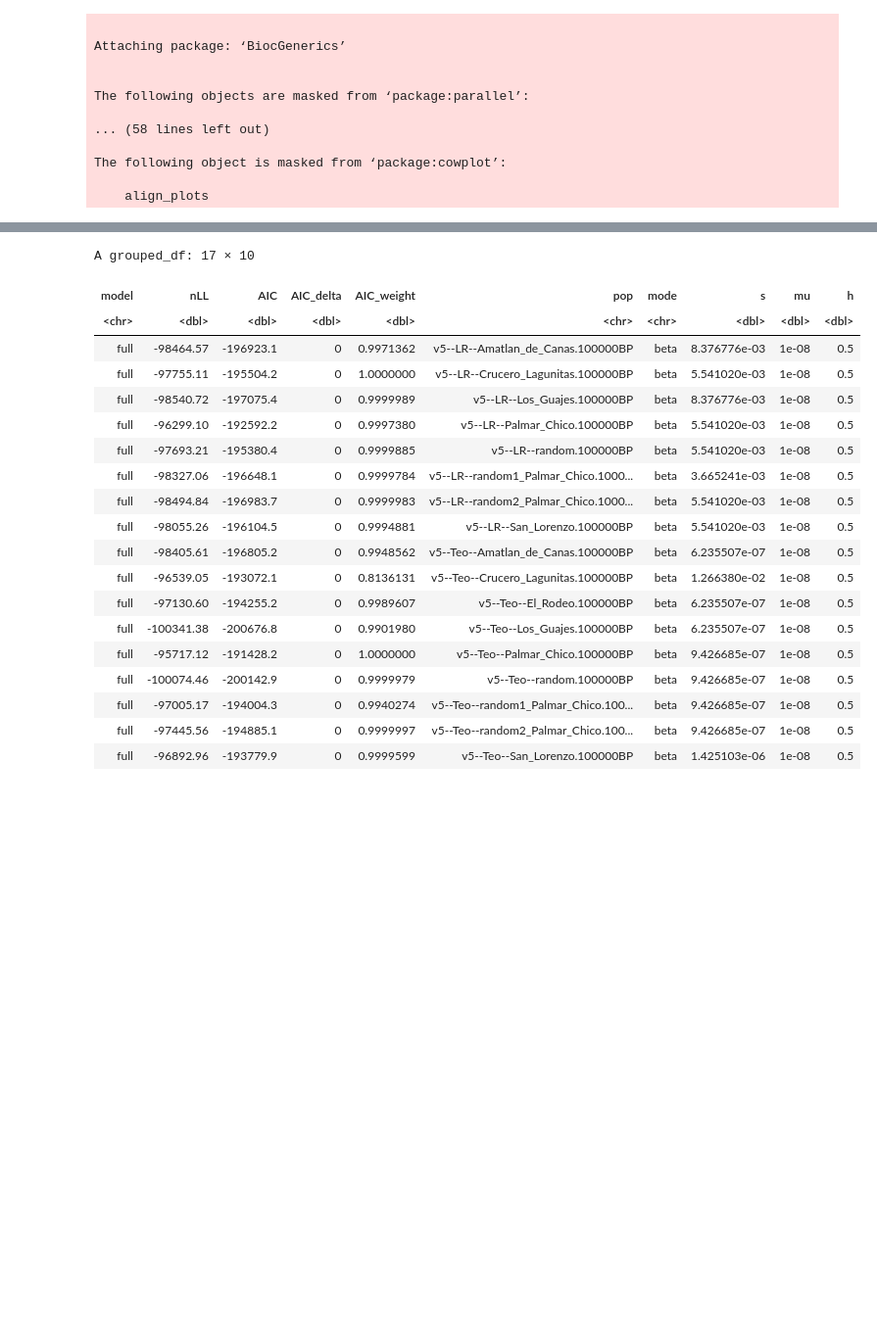
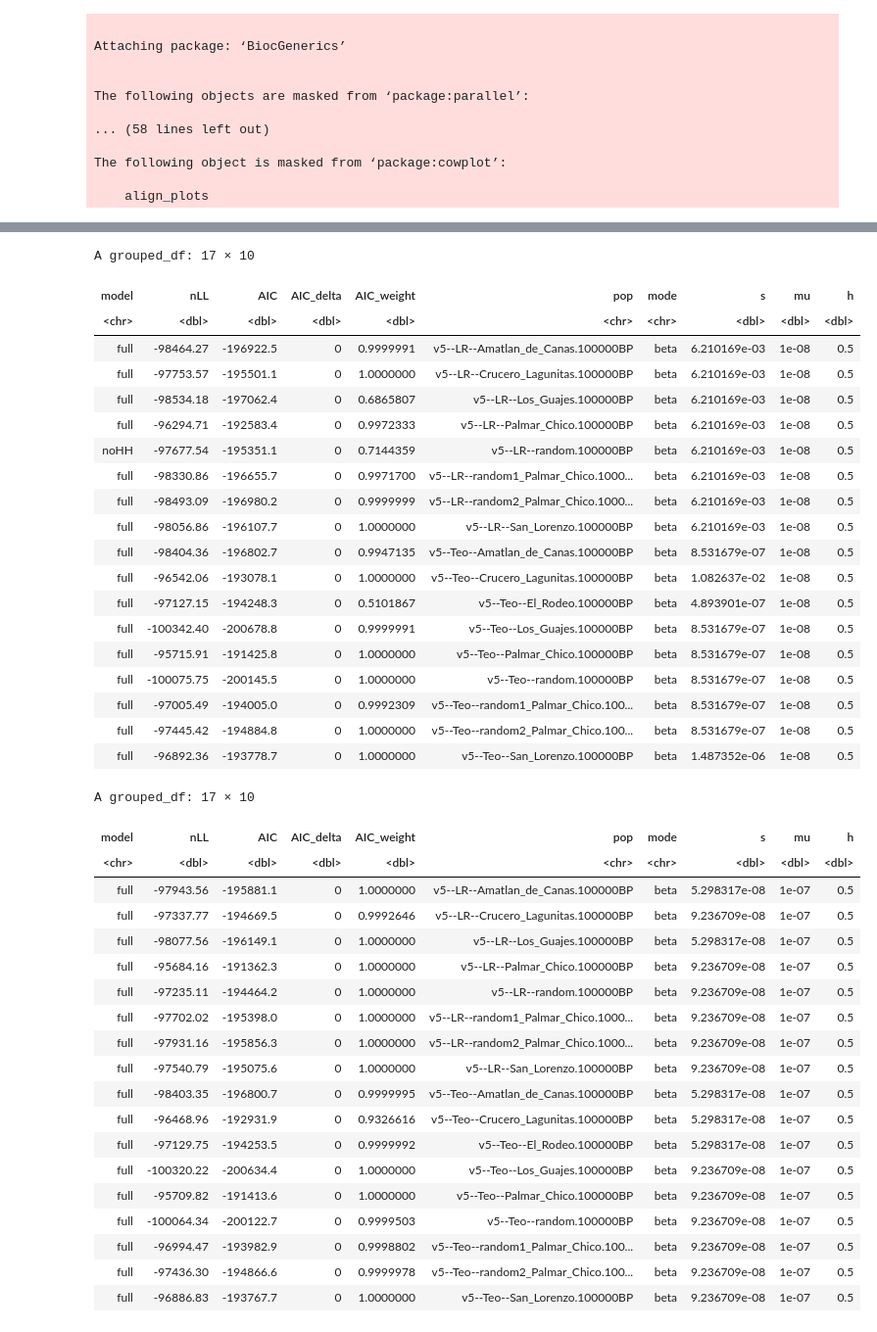
Before and after one commit to silastittes/parv_local, a Jupyter notebook: notebooks/BGSmodeling.ipynb, the cells around one changed output, grey strips where cells are left out. Shown at 98% size. Saved outputs shown, nothing was run; the diff lists cells and outputs as text; code cells hidden in the pictures; blank space fills up the shorter version.

```diff
--- a/notebooks/BGSmodeling.ipynb
+++ b/notebooks/BGSmodeling.ipynb
@@ -208,7 +208,7 @@ infer_theta <- function(pi, G_i, fd_i, rbp_i, sample_size = 100, pop = "", mode
   sig_bound <- c(-Inf, Inf)
   ll <- 1e-10
   hh <- 100
-  denom <- 2
+  denom <- 1
   #model fit
   mod_full <-
     optim(
@@ -398,7 +398,7 @@ build_bgs_fit <- function(chrms, pi_df, genetic_map_df, functional_df, s, h, mu,
         model_df$G,
         model_df$functional_bps,
         model_df$rho,
-        sample_size = nrow(model_df),
+        sample_size = min(nrow(model_df), 1000),
         pop = pop,
         conf = conf,
         pred = pred,
@@ -595,39 +607,68 @@ Pass a specification to the `col_types` argument to quiet this message
 # %%
 #HERE
 full_fits <- readRDS("bgs_fullfit.rds")
 
 aic_df <- map_df(full_fits, ~ map_df(.x, function(x) x$aic_df))
 
-best_mod <- aic_df %>%
+best_mod_8 <- aic_df %>%
     group_by(pop) %>%
-    filter(grepl(pattern = "100000BP", pop)) %>%
+    filter(grepl(pattern = "100000BP", pop), mu == 1e-8) %>%
+    mutate(AIC_delta = AIC - min(AIC),
+           AIC_weight = exp(-0.5 * AIC_delta )/sum(exp(-0.5 * AIC_delta ))) %>%
+           arrange(AIC_delta) %>% slice(1)
+
+best_mod_7 <- aic_df %>%
+    group_by(pop) %>%
+    filter(grepl(pattern = "100000BP", pop), mu == 1e-7) %>%
     mutate(AIC_delta = AIC - min(AIC),
            AIC_weight = exp(-0.5 * AIC_delta )/sum(exp(-0.5 * AIC_delta ))) %>%
            arrange(AIC_delta) %>% slice(1)
 
 
-best_mod
+
+best_mod_8
+best_mod_7
 # %% [output]
 A grouped_df: 17 × 10
 | model | nLL | AIC | AIC_delta | AIC_weight | pop | mode | s | mu | h |
 | <chr> | <dbl> | <dbl> | <dbl> | <dbl> | <chr> | <chr> | <dbl> | <dbl> | <dbl> |
-| full | -98464.57 | -196923.1 | 0 | 0.9971362 | v5--LR--Amatlan_de_Canas.100000BP | beta | 8.376776e-03 | 1e-08 | 0.5 |
-| full | -97755.11 | -195504.2 | 0 | 1.0000000 | v5--LR--Crucero_Lagunitas.100000BP | beta | 5.541020e-03 | 1e-08 | 0.5 |
-| full | -98540.72 | -197075.4 | 0 | 0.9999989 | v5--LR--Los_Guajes.100000BP | beta | 8.376776e-03 | 1e-08 | 0.5 |
-| full | -96299.10 | -192592.2 | 0 | 0.9997380 | v5--LR--Palmar_Chico.100000BP | beta | 5.541020e-03 | 1e-08 | 0.5 |
-| full | -97693.21 | -195380.4 | 0 | 0.9999885 | v5--LR--random.100000BP | beta | 5.541020e-03 | 1e-08 | 0.5 |
-| full | -98327.06 | -196648.1 | 0 | 0.9999784 | v5--LR--random1_Palmar_Chico.1000... | beta | 3.665241e-03 | 1e-08 | 0.5 |
-| full | -98494.84 | -196983.7 | 0 | 0.9999983 | v5--LR--random2_Palmar_Chico.1000... | beta | 5.541020e-03 | 1e-08 | 0.5 |
-| full | -98055.26 | -196104.5 | 0 | 0.9994881 | v5--LR--San_Lorenzo.100000BP | beta | 5.541020e-03 | 1e-08 | 0.5 |
-| full | -98405.61 | -196805.2 | 0 | 0.9948562 | v5--Teo--Amatlan_de_Canas.100000BP | beta | 6.235507e-07 | 1e-08 | 0.5 |
-| full | -96539.05 | -193072.1 | 0 | 0.8136131 | v5--Teo--Crucero_Lagunitas.100000BP | beta | 1.266380e-02 | 1e-08 | 0.5 |
-| full | -97130.60 | -194255.2 | 0 | 0.9989607 | v5--Teo--El_Rodeo.100000BP | beta | 6.235507e-07 | 1e-08 | 0.5 |
-| full | -100341.38 | -200676.8 | 0 | 0.9901980 | v5--Teo--Los_Guajes.100000BP | beta | 6.235507e-07 | 1e-08 | 0.5 |
-| full | -95717.12 | -191428.2 | 0 | 1.0000000 | v5--Teo--Palmar_Chico.100000BP | beta | 9.426685e-07 | 1e-08 | 0.5 |
-| full | -100074.46 | -200142.9 | 0 | 0.9999979 | v5--Teo--random.100000BP | beta | 9.426685e-07 | 1e-08 | 0.5 |
-| full | -97005.17 | -194004.3 | 0 | 0.9940274 | v5--Teo--random1_Palmar_Chico.100... | beta | 9.426685e-07 | 1e-08 | 0.5 |
-| full | -97445.56 | -194885.1 | 0 | 0.9999997 | v5--Teo--random2_Palmar_Chico.100... | beta | 9.426685e-07 | 1e-08 | 0.5 |
-| full | -96892.96 | -193779.9 | 0 | 0.9999599 | v5--Teo--San_Lorenzo.100000BP | beta | 1.425103e-06 | 1e-08 | 0.5 |
+| full | -98464.27 | -196922.5 | 0 | 0.9999991 | v5--LR--Amatlan_de_Canas.100000BP | beta | 6.210169e-03 | 1e-08 | 0.5 |
+| full | -97753.57 | -195501.1 | 0 | 1.0000000 | v5--LR--Crucero_Lagunitas.100000BP | beta | 6.210169e-03 | 1e-08 | 0.5 |
+| full | -98534.18 | -197062.4 | 0 | 0.6865807 | v5--LR--Los_Guajes.100000BP | beta | 6.210169e-03 | 1e-08 | 0.5 |
+| full | -96294.71 | -192583.4 | 0 | 0.9972333 | v5--LR--Palmar_Chico.100000BP | beta | 6.210169e-03 | 1e-08 | 0.5 |
+| noHH | -97677.54 | -195351.1 | 0 | 0.7144359 | v5--LR--random.100000BP | beta | 6.210169e-03 | 1e-08 | 0.5 |
+| full | -98330.86 | -196655.7 | 0 | 0.9971700 | v5--LR--random1_Palmar_Chico.1000... | beta | 6.210169e-03 | 1e-08 | 0.5 |
+| full | -98493.09 | -196980.2 | 0 | 0.9999999 | v5--LR--random2_Palmar_Chico.1000... | beta | 6.210169e-03 | 1e-08 | 0.5 |
+| full | -98056.86 | -196107.7 | 0 | 1.0000000 | v5--LR--San_Lorenzo.100000BP | beta | 6.210169e-03 | 1e-08 | 0.5 |
+| full | -98404.36 | -196802.7 | 0 | 0.9947135 | v5--Teo--Amatlan_de_Canas.100000BP | beta | 8.531679e-07 | 1e-08 | 0.5 |
+| full | -96542.06 | -193078.1 | 0 | 1.0000000 | v5--Teo--Crucero_Lagunitas.100000BP | beta | 1.082637e-02 | 1e-08 | 0.5 |
+| full | -97127.15 | -194248.3 | 0 | 0.5101867 | v5--Teo--El_Rodeo.100000BP | beta | 4.893901e-07 | 1e-08 | 0.5 |
+| full | -100342.40 | -200678.8 | 0 | 0.9999991 | v5--Teo--Los_Guajes.100000BP | beta | 8.531679e-07 | 1e-08 | 0.5 |
+| full | -95715.91 | -191425.8 | 0 | 1.0000000 | v5--Teo--Palmar_Chico.100000BP | beta | 8.531679e-07 | 1e-08 | 0.5 |
+| full | -100075.75 | -200145.5 | 0 | 1.0000000 | v5--Teo--random.100000BP | beta | 8.531679e-07 | 1e-08 | 0.5 |
+| full | -97005.49 | -194005.0 | 0 | 0.9992309 | v5--Teo--random1_Palmar_Chico.100... | beta | 8.531679e-07 | 1e-08 | 0.5 |
+| full | -97445.42 | -194884.8 | 0 | 1.0000000 | v5--Teo--random2_Palmar_Chico.100... | beta | 8.531679e-07 | 1e-08 | 0.5 |
+| full | -96892.36 | -193778.7 | 0 | 1.0000000 | v5--Teo--San_Lorenzo.100000BP | beta | 1.487352e-06 | 1e-08 | 0.5 |
+A grouped_df: 17 × 10
+| model | nLL | AIC | AIC_delta | AIC_weight | pop | mode | s | mu | h |
+| <chr> | <dbl> | <dbl> | <dbl> | <dbl> | <chr> | <chr> | <dbl> | <dbl> | <dbl> |
+| full | -97943.56 | -195881.1 | 0 | 1.0000000 | v5--LR--Amatlan_de_Canas.100000BP | beta | 5.298317e-08 | 1e-07 | 0.5 |
+| full | -97337.77 | -194669.5 | 0 | 0.9992646 | v5--LR--Crucero_Lagunitas.100000BP | beta | 9.236709e-08 | 1e-07 | 0.5 |
+| full | -98077.56 | -196149.1 | 0 | 1.0000000 | v5--LR--Los_Guajes.100000BP | beta | 5.298317e-08 | 1e-07 | 0.5 |
+| full | -95684.16 | -191362.3 | 0 | 1.0000000 | v5--LR--Palmar_Chico.100000BP | beta | 9.236709e-08 | 1e-07 | 0.5 |
+| full | -97235.11 | -194464.2 | 0 | 1.0000000 | v5--LR--random.100000BP | beta | 9.236709e-08 | 1e-07 | 0.5 |
+| full | -97702.02 | -195398.0 | 0 | 1.0000000 | v5--LR--random1_Palmar_Chico.1000... | beta | 9.236709e-08 | 1e-07 | 0.5 |
+| full | -97931.16 | -195856.3 | 0 | 1.0000000 | v5--LR--random2_Palmar_Chico.1000... | beta | 9.236709e-08 | 1e-07 | 0.5 |
+| full | -97540.79 | -195075.6 | 0 | 1.0000000 | v5--LR--San_Lorenzo.100000BP | beta | 9.236709e-08 | 1e-07 | 0.5 |
+| full | -98403.35 | -196800.7 | 0 | 0.9999995 | v5--Teo--Amatlan_de_Canas.100000BP | beta | 5.298317e-08 | 1e-07 | 0.5 |
+| full | -96468.96 | -192931.9 | 0 | 0.9326616 | v5--Teo--Crucero_Lagunitas.100000BP | beta | 5.298317e-08 | 1e-07 | 0.5 |
+| full | -97129.75 | -194253.5 | 0 | 0.9999992 | v5--Teo--El_Rodeo.100000BP | beta | 5.298317e-08 | 1e-07 | 0.5 |
+| full | -100320.22 | -200634.4 | 0 | 1.0000000 | v5--Teo--Los_Guajes.100000BP | beta | 9.236709e-08 | 1e-07 | 0.5 |
+| full | -95709.82 | -191413.6 | 0 | 1.0000000 | v5--Teo--Palmar_Chico.100000BP | beta | 9.236709e-08 | 1e-07 | 0.5 |
+| full | -100064.34 | -200122.7 | 0 | 0.9999503 | v5--Teo--random.100000BP | beta | 9.236709e-08 | 1e-07 | 0.5 |
+| full | -96994.47 | -193982.9 | 0 | 0.9998802 | v5--Teo--random1_Palmar_Chico.100... | beta | 9.236709e-08 | 1e-07 | 0.5 |
+| full | -97436.30 | -194866.6 | 0 | 0.9999978 | v5--Teo--random2_Palmar_Chico.100... | beta | 9.236709e-08 | 1e-07 | 0.5 |
+| full | -96886.83 | -193767.7 | 0 | 1.0000000 | v5--Teo--San_Lorenzo.100000BP | beta | 9.236709e-08 | 1e-07 | 0.5 |
 # %%
 library(patchwork)
 chrms <- paste0("chr", 1:10)
```
Also changed, not shown: parts of 10 cells of this notebook, 9 other files.
